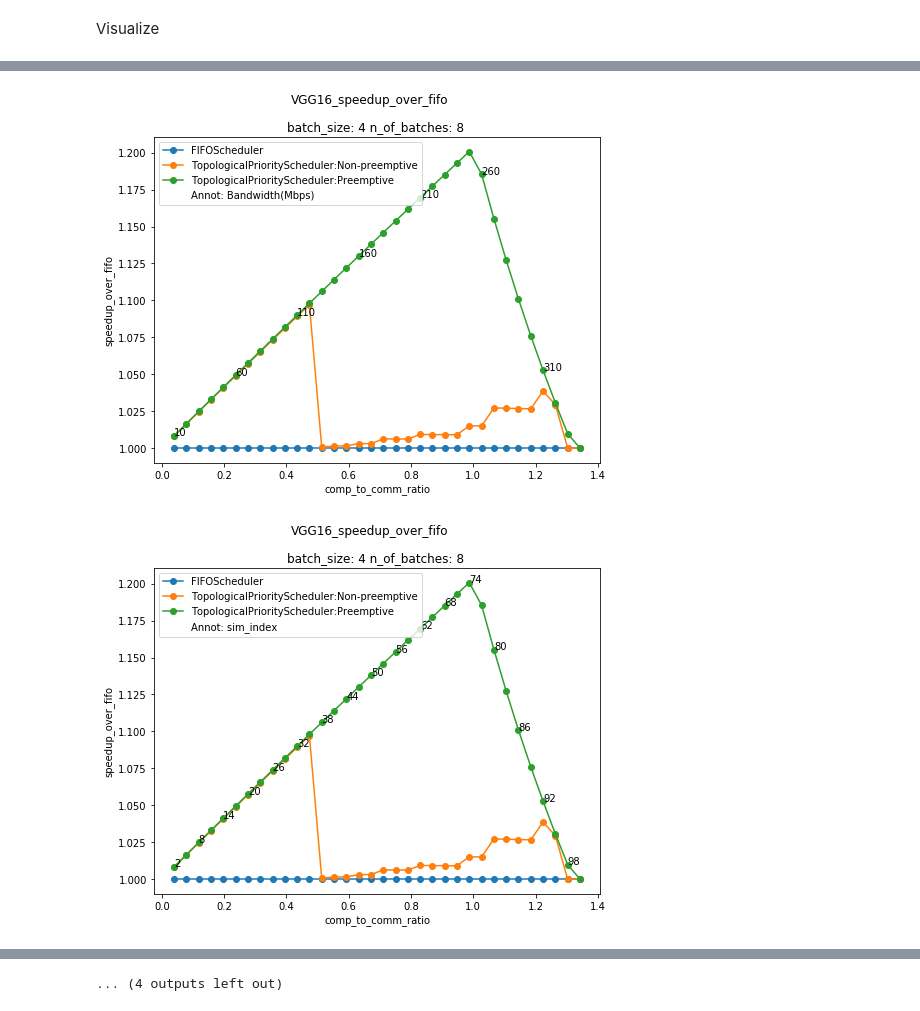
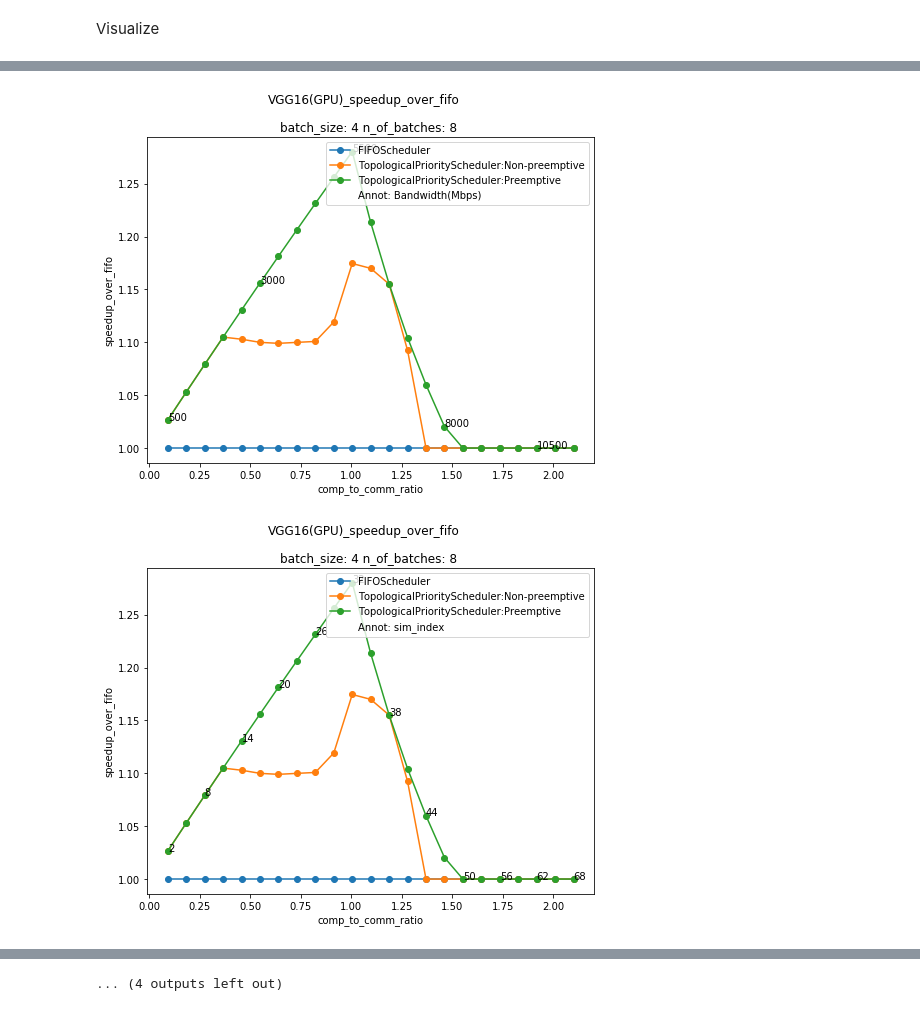
Before and after one commit to ChenYuHo/schedule-simulator, a Jupyter notebook: schedule_simulator_core/simulation_presets_visualization.ipynb, the cells around one changed output, grey strips where cells are left out. Cells and saved outputs as stored; diff of their text form; code cells hidden in the pictures.

```diff
--- a/schedule_simulator_core/simulation_presets_visualization.ipynb
+++ b/schedule_simulator_core/simulation_presets_visualization.ipynb
@@ -470,10 +470,10 @@ def reduce_list(results, variable_name, reduce_function):
 Run simulation
 # %%
 # Load VGG16 Dag
-with open("../model_extraction/dags/VGG16.dag") as dag_file:
+with open("../model_extraction/dags/VGG16_GPU.dag") as dag_file:
     base_dag = deserialize_dag(dag_file.read())
 
-bandwidths = list(np.arange(0.01, 0.35, 0.01)*1e3)
+bandwidths = list(np.arange(0.5, 12, 0.5)*1e3)
 summary = GpuNetworkSim.run_group(network_bandwidth= bandwidths,
                                   gpu_scheduler=FIFOScheduler(),
                                   dag=base_dag,
@@ -483,6 +483,8 @@ summary = GpuNetworkSim.run_group(network_bandwidth= bandwidths,
                                   clear_output=True,
                                   number_of_processes=None,
                                   save_chrome_traces=True,
-                                  include_gaps=True
+                                  include_gaps=True,
+                                  join_traces_in_one_file=True,
+                                  include_util_in_trace=False,
                                  )
 # %% [output]
@@ -507,8 +509,9 @@ pid[19596] Main process is saving and returning results
 File IO
 # %%
 # Load simulations results from file if it exists already.
-with open("GpuNetworkSim_07-17-02-03.simgroup.json") as file:
-    summary = json.load(file)
+title = "VGG16(GPU)"
+# with open("GpuNetworkSim_07-17-16-25.simgroup.json") as file:
+#     summary = json.load(file)
 # %% [markdown]
 Manipulate results & add other metrics
 # %%
@@ -538,11 +541,11 @@ results["Bandwidth(Mbps)"] = format_variable(results,"network_bandwidth", "{:.0f
 Visualize
 # %%
 from matplotlib.backends.backend_pdf import PdfPages
-file = PdfPages("{}_visualizaton.pdf".format("VGG16"))
+file = PdfPages("{}_visualizaton.pdf".format(title))
 for y in ["total_time_steps(s)", "gpu_util","net_util","speedup_over_fifo",
           "gpu_gap_count","forward_pass_gap_count", "gpu_gap_sum(s)","forward_pass_gap_sum(s)"]:
     results = summary["results"]
-    f = line_plot_grid(results, title="{}_{}".format("VGG16", y), save=False,
+    f = line_plot_grid(results, title="{}_{}".format(title, y), save=False,
                        x="comp_to_comm_ratio",
                        y=y,
                        line_variable="network_scheduler",
@@ -555,7 +558,7 @@ for y in ["total_time_steps(s)", "gpu_util","net_util","speedup_over_fifo",
                        subplot_size=(8,6)
                       )
     file.savefig(f)
-    f = line_plot_grid(results, title="{}_{}".format("VGG16", y), save=False,
+    f = line_plot_grid(results, title="{}_{}".format(title, y), save=False,
                        x="comp_to_comm_ratio",
                        y=y,
                        line_variable="network_scheduler",
@@ -578,2 +581,2 @@ for y in ["total_time_steps(s)", "gpu_util","net_util","speedup_over_fifo",
-[figure, old version]
+[figure, new version]
-[figure, old version]
+[figure, new version]
```
Also changed, not shown: parts of 4 cells of this notebook, 15 other files.
